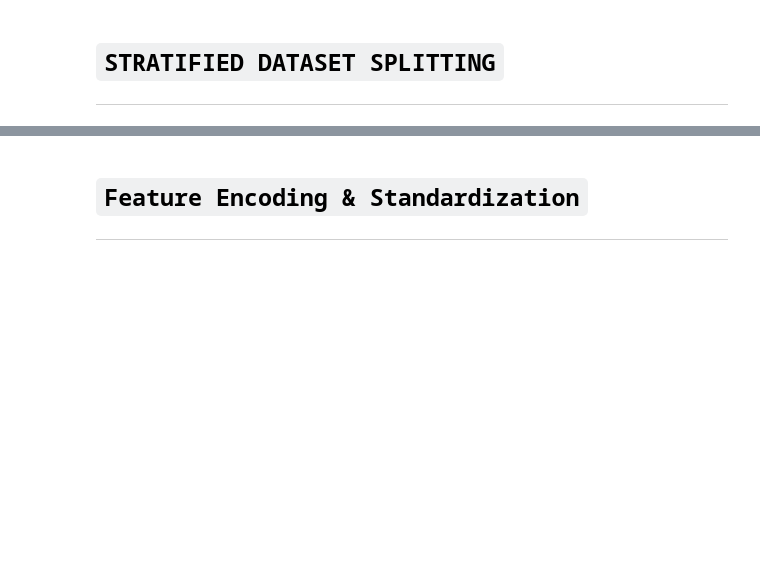
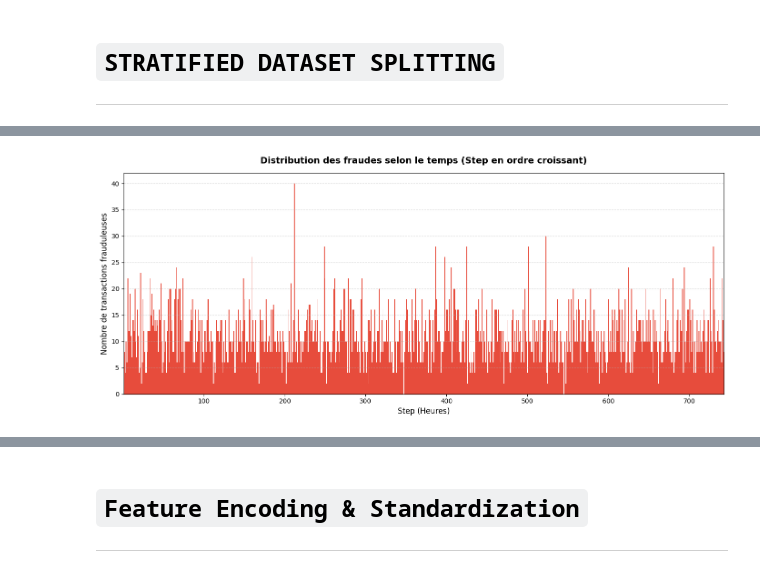
Before and after one commit to Chaabmanal2022/Balancing-PR-AUC-and-Explanation-Stability-in-Fraud-Detection, a Jupyter notebook: Pipeline_2_ADASYN.ipynb, the cells around one changed output, grey strips where cells are left out. Cells and saved outputs as stored; diff of their text form; code cells hidden in the pictures; blank space fills up the shorter version.

```diff
--- a/Pipeline_2_ADASYN.ipynb
+++ b/Pipeline_2_ADASYN.ipynb
@@ -133,0 +206,30 @@ print(f"[SPLIT] Fraudes dans test  : {y_test.sum():,} ({y_test.mean()*100:.4f}%)
+# %%
+# 1. Agrégation du nombre de fraudes par 'step' (trié en ordre croissant)
+fraud_by_step = (
+    df.groupby('step')['isFraud']
+    .sum()
+    .reset_index()
+    .sort_values('step', ascending=True)
+)
+
+# 2. Création du graphique en barres
+plt.figure(figsize=(14, 6))
+plt.bar(
+    fraud_by_step['step'],
+    fraud_by_step['isFraud'],
+    color='#e74c3c',
+    width=1.0,
+    edgecolor='none'
+)
+
+# 3. Personnalisation du graphique
+plt.title("Distribution des fraudes selon le temps (Step en ordre croissant)", fontsize=14, fontweight='bold', pad=15)
+plt.xlabel("Step (Heures)", fontsize=12)
+plt.ylabel("Nombre de transactions frauduleuses", fontsize=12)
+plt.xlim(fraud_by_step['step'].min(), fraud_by_step['step'].max())
+plt.grid(axis='y', linestyle='--', alpha=0.5)
+
+plt.tight_layout()
+plt.show()
+# %% [output]
+[figure, added]
```
Also changed, not shown: parts of 15 cells of this notebook.
